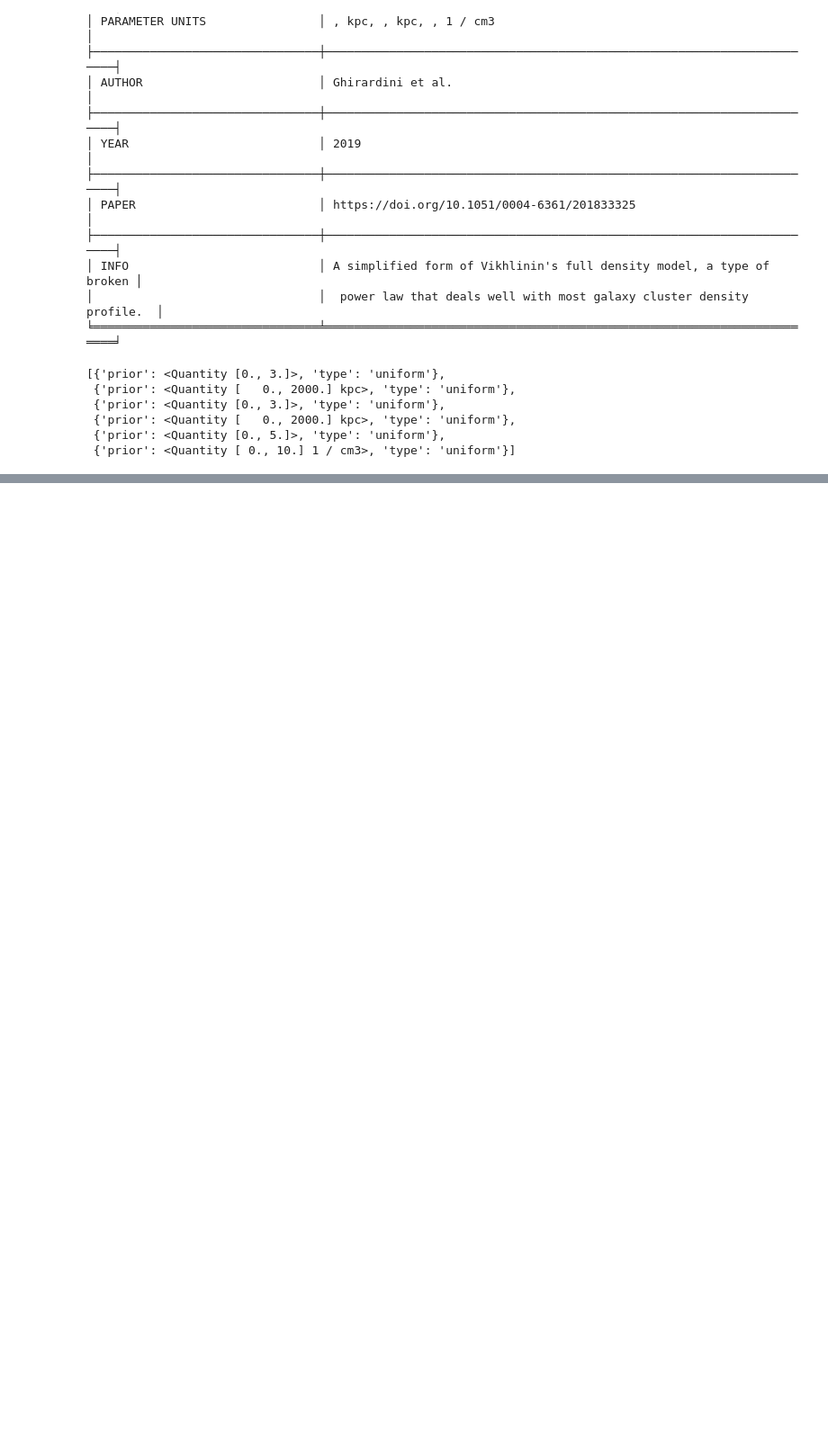
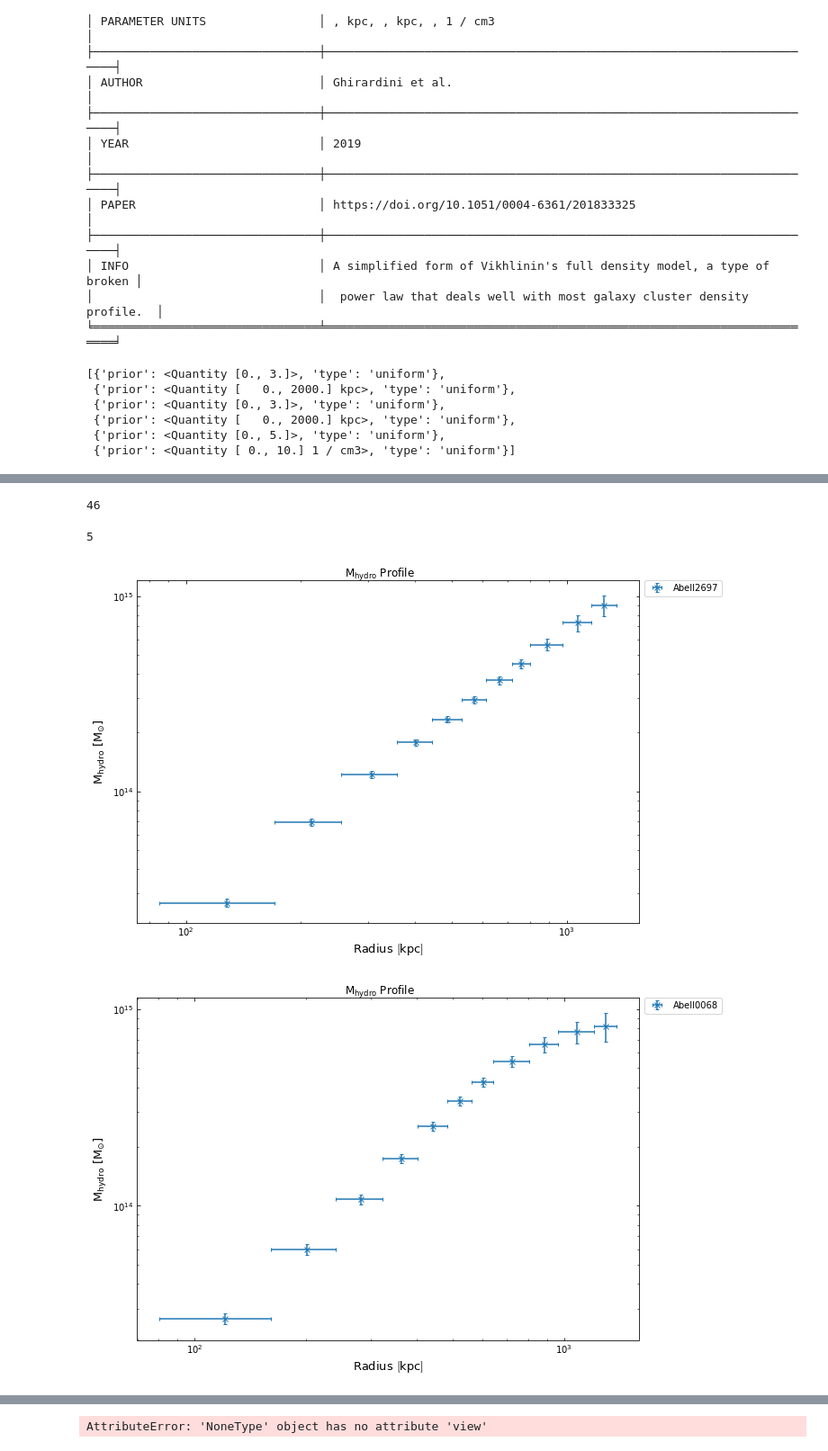
Before and after one commit to DavidT3/XCS-Mass-Paper-I-Analysis, a Jupyter notebook: hydrostatic_mass_comparisons.ipynb, the cells around one changed output, grey strips where cells are left out. Shown at 90% size. Saved outputs shown, nothing was run; the diff lists cells and outputs as text; code cells hidden in the pictures; blank space fills up the shorter version.

```diff
--- a/hydrostatic_mass_comparisons.ipynb
+++ b/hydrostatic_mass_comparisons.ipynb
@@ -329,0 +366,42 @@ loc_sb_dblbeta_simpvikh_105_m500 = Quantity(loc_sb_dblbeta_simpvikh_105_m500)
+# %%
+len(loc_sb_dblbeta_simpvikh_105_mp)
+# %% [output]
+46
+# %%
+loc_sb_dblbeta_simpvikh_105_m500 = []
+with tqdm(desc='Measuring Masses for LoCuSS Clusters', total=len(loc_sb_dblbeta_simpvikh_105_mp)) as onwards:
+    for mp in loc_sb_dblbeta_simpvikh_105_mp:
+        if mp is not None:
+            rel_src = locuss_srcs[mp.src_name]
+            m = mp.mass(rel_src.r500)[0]
+        else:
+            m = Quantity([np.NaN, np.NaN, np.NaN], 'Msun')
+        loc_sb_dblbeta_simpvikh_105_m500.append(m)
+
+        onwards.update(1)
+
+loc_sb_dblbeta_simpvikh_105_m500 = Quantity(loc_sb_dblbeta_simpvikh_105_m500)
+
+lov_sb_dblbeta_simpvikh_105_m500 = []
+with tqdm(desc='Measuring Masses for Lovisari Clusters', total=len(lov_sb_dblbeta_simpvikh_105_mp)) as onwards:
+    for mp in lov_sb_dblbeta_simpvikh_105_mp:
+        if mp is not None:
+            rel_src = lovisari_srcs[mp.src_name]
+            m = mp.mass(rel_src.r500)[0]
+        else:
+            m = Quantity([np.NaN, np.NaN, np.NaN], 'Msun')
+        lov_sb_dblbeta_simpvikh_105_m500.append(m)
+
+        onwards.update(1)
+
+lov_sb_dblbeta_simpvikh_105_m500 = Quantity(lov_sb_dblbeta_simpvikh_105_m500)
+# %%
+np.isnan(loc_sb_dblbeta_simpvikh_105_m500[:, 0]).sum()
+# %% [output]
+5
+# %%
+for mp in loc_sb_dblbeta_simpvikh_105_mp:
+    mp.view()
+# %% [output]
+[figure, added]
+[figure, added]
@@ -330,3 +419,4 @@ loc_sb_dblbeta_simpvikh_105_m500 = Quantity(loc_sb_dblbeta_simpvikh_105_m500)
+AttributeError: 'NoneType' object has no attribute 'view'
 # %%
 # Setting the y-position and font size of the a and b labels that are added below the subplots
 sublabel_ypos = -0.115
```
Also changed, not shown: parts of 11 cells of this notebook, 1 other file.
